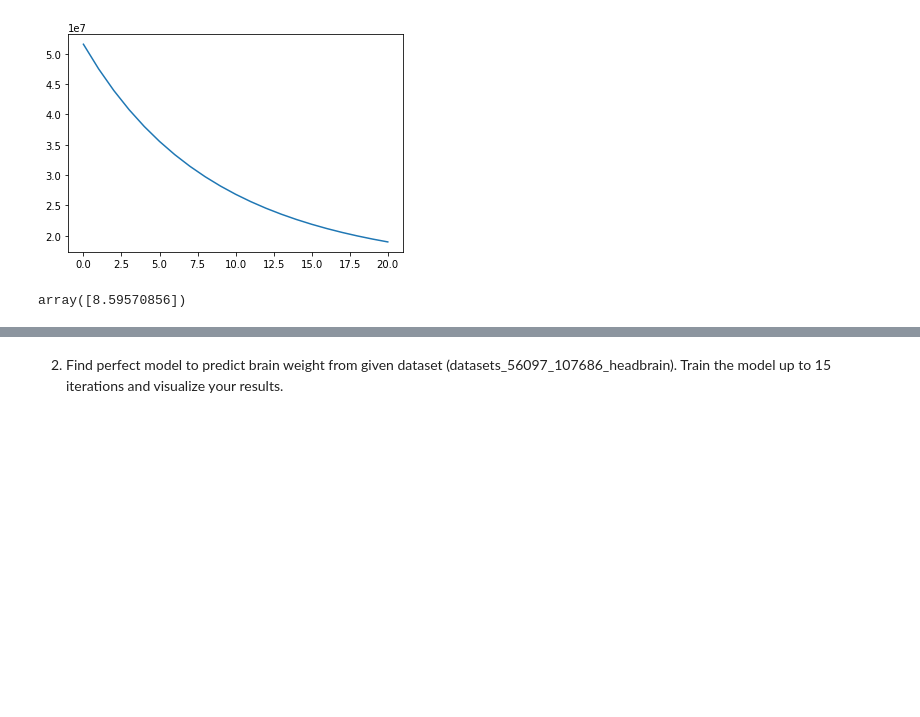
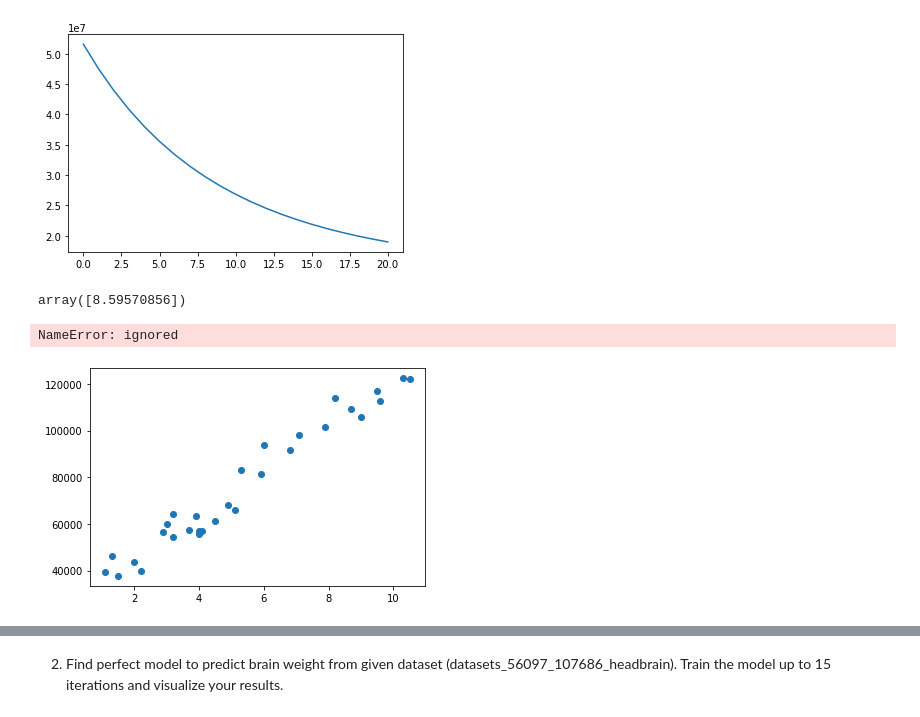
Before and after one commit to soujanya1208/Assignment1-18K41A04H3-, a Jupyter notebook: Copy_of_Welcome_To_Colaboratory.ipynb, the cells around one changed output, grey strips where cells are left out. Drawn from its saved outputs; the diff is of its cells as text; code cells hidden in the pictures; blank space fills up the shorter version.

```diff
--- a/Copy_of_Welcome_To_Colaboratory.ipynb
+++ b/Copy_of_Welcome_To_Colaboratory.ipynb
@@ -129,6 +129,28 @@ np.log2(0)
 x[i]-np.mean(x)/np.std(x)
 # %% [output]
 array([8.59570856])
+# %%
+
+sn = pd.read_csv("Salary_Data_-2001881838.csv")
+x1=sn.iloc[:,0:1]
+y1=sn.iloc[:,1:2]
+x=np.array(x1)
+plt.scatter(x1,y1)
+m=max(np.array(m1))
+print(m)
+c=min(np.array(c1))
+print(c)
+e=np.array(er)
+e1=min(e)
+print(er.index(e1))
+print(m1[er.index(e1)],c1[er.index(e1)])
+p=[]
+for i in range(0,len(x1)):
+    p.append(m1[er.index(e1)]*x[i]+c1[er.index(e1)])
+plt.plot(x1,p)
+# %% [output]
+NameError: ignored
+[figure, added]
 # %%
 from google.colab import files
 uploaded=files.upload()
```
Also changed, not shown: parts of 4 cells of this notebook.
